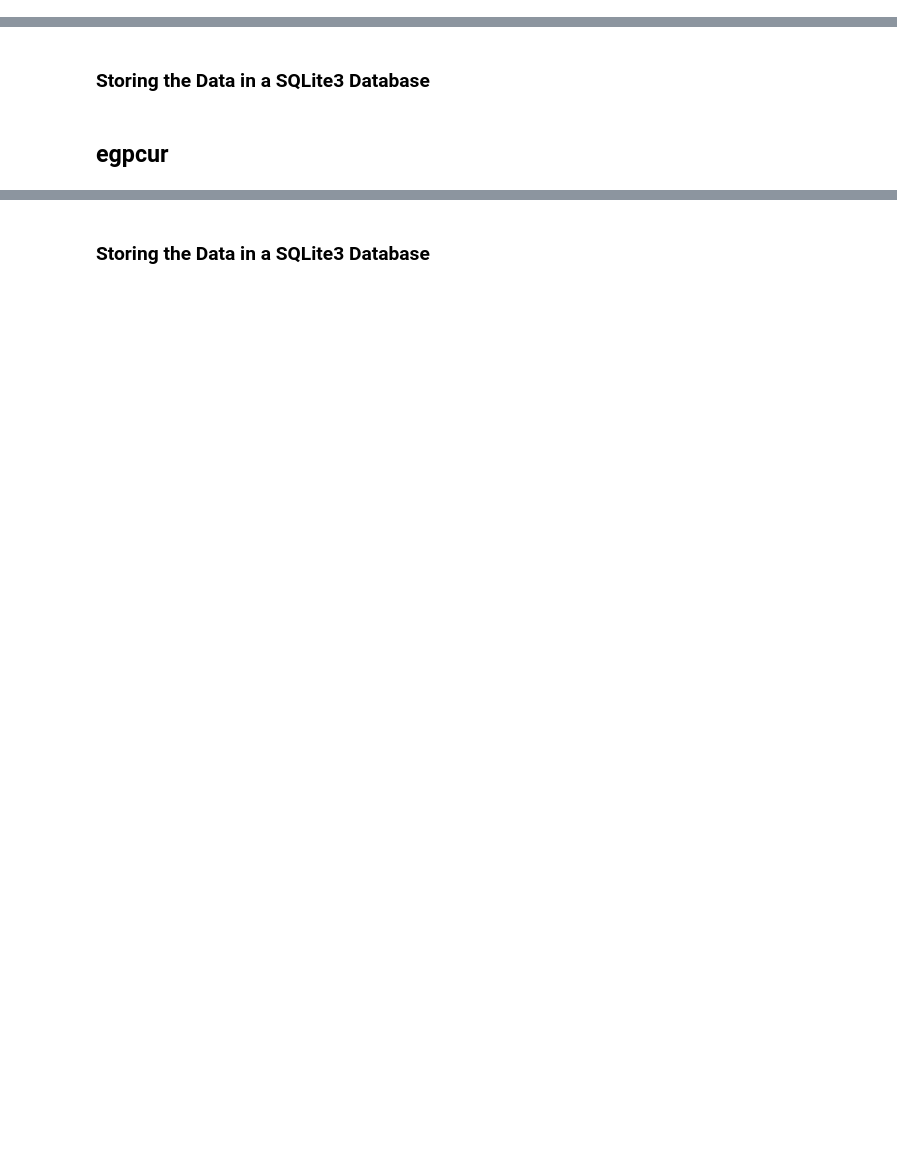
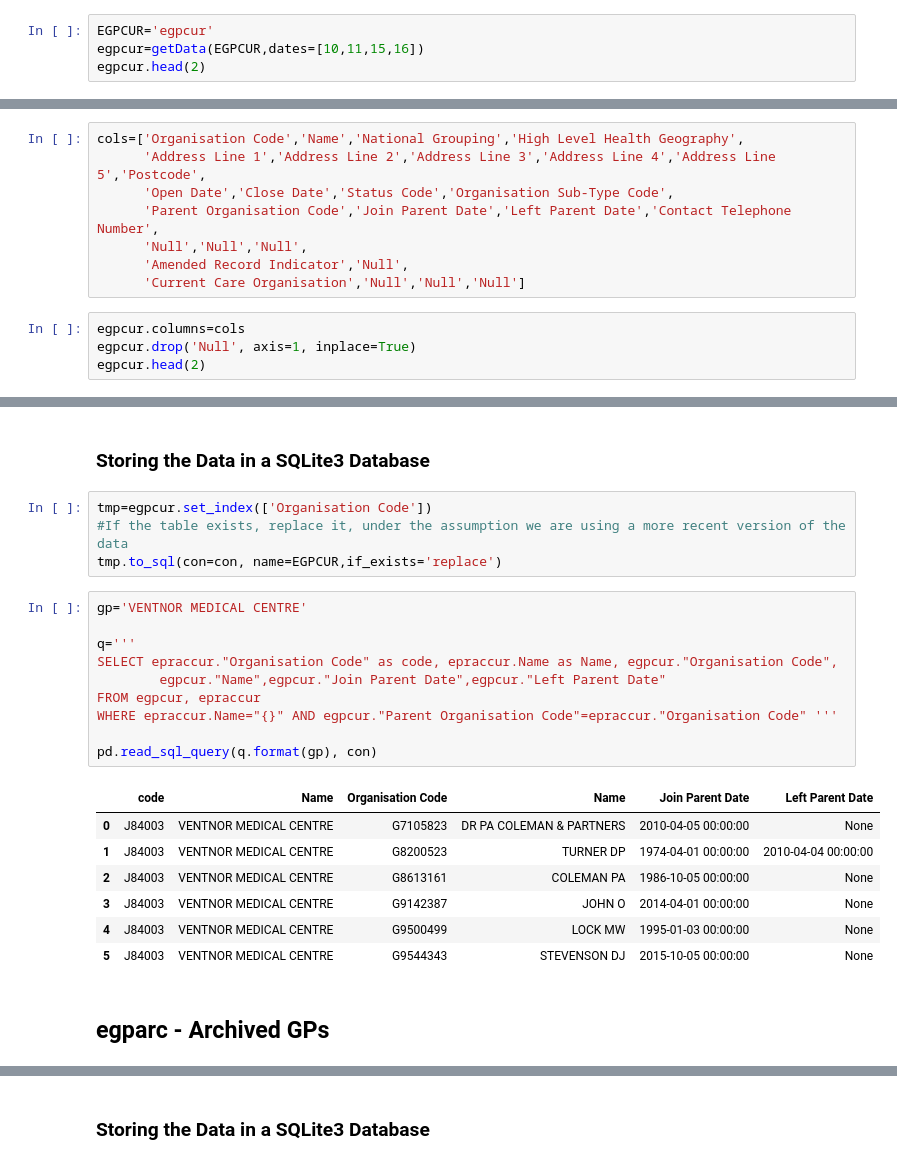
Before and after one commit to psychemedia/openHealthDataDoodles, a Jupyter notebook: notebooks/NHS and GP Administrative Data.ipynb, the cells around one changed output, grey strips where cells are left out. Drawn from its saved outputs; the diff is of its cells as text; blank space fills up the shorter version.

```diff
--- a/notebooks/NHS and GP Administrative Data.ipynb
+++ b/notebooks/NHS and GP Administrative Data.ipynb
@@ -416,0 +515,4 @@ Archive:  downloads/egparc.zip
+# %%
+EGPCUR='egpcur'
+egpcur=getData(EGPCUR,dates=[10,11,15,16])
+egpcur.head(2)
@@ -416,0 +538,12 @@ Archive:  downloads/egparc.zip
+# %%
+cols=['Organisation Code','Name','National Grouping','High Level Health Geography',
+      'Address Line 1','Address Line 2','Address Line 3','Address Line 4','Address Line 5','Postcode',
+      'Open Date','Close Date','Status Code','Organisation Sub-Type Code',
+      'Parent Organisation Code','Join Parent Date','Left Parent Date','Contact Telephone Number',
+      'Null','Null','Null',
+      'Amended Record Indicator','Null',
+      'Current Care Organisation','Null','Null','Null']
+# %%
+egpcur.columns=cols
+egpcur.drop('Null', axis=1, inplace=True)
+egpcur.head(2)
@@ -417,5 +554,27 @@ Archive:  downloads/egparc.zip
 # %% [markdown]
 ### Storing the Data in a SQLite3 Database
-# %% [markdown]
-## egpcur
+# %%
+tmp=egpcur.set_index(['Organisation Code'])
+#If the table exists, replace it, under the assumption we are using a more recent version of the data
+tmp.to_sql(con=con, name=EGPCUR,if_exists='replace')
+# %%
+gp='VENTNOR MEDICAL CENTRE'
+
+q='''
+SELECT epraccur."Organisation Code" as code, epraccur.Name as Name, egpcur."Organisation Code",
+        egpcur."Name",egpcur."Join Parent Date",egpcur."Left Parent Date"
+FROM egpcur, epraccur
+WHERE epraccur.Name="{}" AND egpcur."Parent Organisation Code"=epraccur."Organisation Code" '''
+
+pd.read_sql_query(q.format(gp), con)
+# %% [output]
+|  | code | Name | Organisation Code | Name | Join Parent Date | Left Parent Date |
+| 0 | J84003 | VENTNOR MEDICAL CENTRE | G7105823 | DR PA COLEMAN & PARTNERS | 2010-04-05 00:00:00 | None |
+| 1 | J84003 | VENTNOR MEDICAL CENTRE | G8200523 | TURNER DP | 1974-04-01 00:00:00 | 2010-04-04 00:00:00 |
+| 2 | J84003 | VENTNOR MEDICAL CENTRE | G8613161 | COLEMAN PA | 1986-10-05 00:00:00 | None |
+| 3 | J84003 | VENTNOR MEDICAL CENTRE | G9142387 | JOHN O | 2014-04-01 00:00:00 | None |
+| 4 | J84003 | VENTNOR MEDICAL CENTRE | G9500499 | LOCK MW | 1995-01-03 00:00:00 | None |
+| 5 | J84003 | VENTNOR MEDICAL CENTRE | G9544343 | STEVENSON DJ | 2015-10-05 00:00:00 | None |
+# %% [markdown]
+## egparc - Archived GPs
 # %%
```
Also changed, not shown: parts of 50 cells of this notebook, 1 other file.
